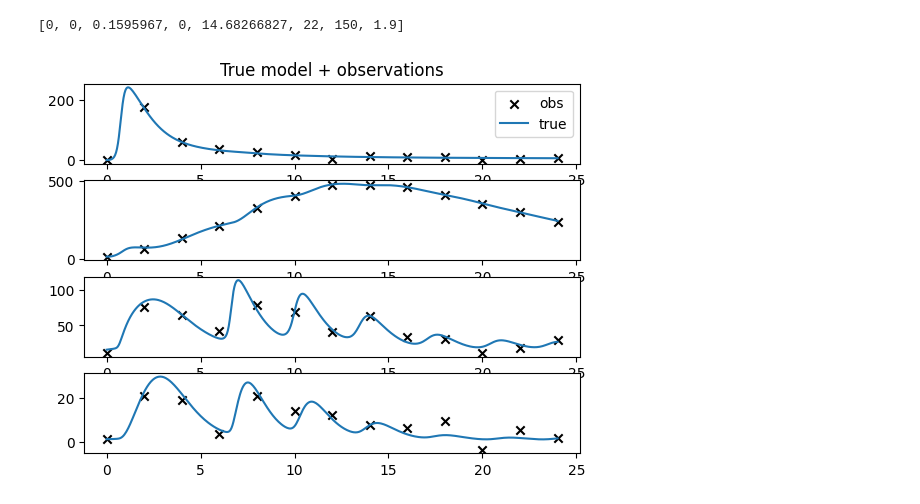
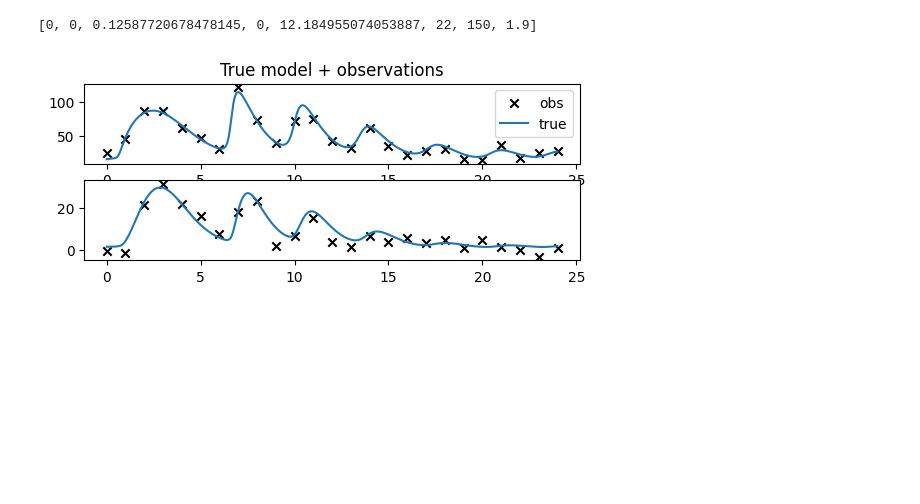
Before and after one commit to aayres22/ITIS_Analysis, a Jupyter notebook: OLS_Analysis.ipynb, the cells around one changed output. Cells and saved outputs as stored; diff of their text form; code cells hidden in the pictures; blank space fills up the shorter version.

Commit message:
Fixed duplication issues, Generated Synthetic Datasets for 11, edited FIM to use noiseless data

```diff
--- a/OLS_Analysis.ipynb
+++ b/OLS_Analysis.ipynb
@@ -60,7 +21,6 @@ stateTitles = ['Endotoxin', 'Phagocytes', 'TGF-\u03b2','TNF-\u03B1','IL10','CRH'
 # %%
 param_log,IC = get_nominal_param()
 
-print(IC)
 ##Define time spaces
 tstart = 0
 t_end =24*8
@@ -79,52 +39,44 @@ IC_2[0] = 2.0
 true_sol = odeint(ITIS, IC_2, tfinal, args = (param_log,), **ode_options)
 
 
-#t_data = np.linspace(0,24,24+1) # time points every hour
-t_data = np.linspace(0,24,12+1) # less data, every 30 minutes
+t_data = np.linspace(0,24,24+1) # time points every hour
+#t_data = np.linspace(0,24,12+1) # less data, every 30 minutes
 # %% [output]
-[0, 0, 0.1595967, 0, 14.68266827, 22, 150, 1.9]
+[0, 0, 0.12587720678478145, 0, 12.184955074053887, 22, 150, 1.9]
 # %%
 #Generate data
-#output_ids = [6, 7] # Neuroendocrine = ACTH + Cort
+output_ids = [6, 7] # Neuroendocrine = ACTH + Cort
 #output_ids = [3, 6, 7] # TNF + ACTH + Cort
-output_ids = [3,4,6,7] #TNF + IL10 + ACTH + Cort
+# output_ids = [3,4,6,7] #TNF + IL10 + ACTH + Cort
 
-# Define data
-nt = len(t_data)
-y_data = np.zeros((len(t_data),len(output_ids)))
-# Here, we can add Gaussian, iid noise to the observations [REMOVE NOISE?]
-for i, time in enumerate(t_data):
-    index = np.where(tspace==time)
-    for j,out_id in enumerate(output_ids):
-        # This was causing an issue - it gave back a vector of 1s
-        y_data[i,j] = true_sol[index,out_id][0][0]
-
-
-# If you want to add noise, add it here
-y_data = y_data+ np.random.normal(0,4,(nt,len(output_ids)))
+##use generated sets instead
+with open('syntheticData\\set1.pkl', 'rb') as f:
+    results = pickle.load(f)
+y_data = results['y_data']
+t_data = results['t_data']
 
 plt.figure()
 plt.subplot(4,1,1)
 plt.scatter(t_data,y_data[:,0],marker='x',color='k',label='obs')
 plt.plot(tfinal,true_sol[:,output_ids[0]],label='true')
 plt.title('True model + observations')
 plt.legend()
 #
 plt.subplot(4,1,2)
 plt.scatter(t_data,y_data[:,1],marker='x',color='k')
 plt.plot(tfinal,true_sol[:,output_ids[1]])
 
-plt.subplot(4,1,3)
-plt.scatter(t_data,y_data[:,2],marker='x',color='k')
-plt.plot(tfinal,true_sol[:,output_ids[2]])
+# plt.subplot(4,1,3)
+# plt.scatter(t_data,y_data[:,2],marker='x',color='k')
+# plt.plot(tfinal,true_sol[:,output_ids[2]])
 
-plt.subplot(4,1,4)
-plt.scatter(t_data,y_data[:,3],marker='x',color='k')
-plt.plot(tfinal,true_sol[:,output_ids[3]])
+# plt.subplot(4,1,4)
+# plt.scatter(t_data,y_data[:,3],marker='x',color='k')
+# plt.plot(tfinal,true_sol[:,output_ids[3]])
 
 plt.show()
 # %% [output]
-[figure, old version]
+[figure, new version]
 # %%
 # Define which parameters will be updated
 
```
Also changed, not shown: parts of 6 cells of this notebook, 11 other files.
